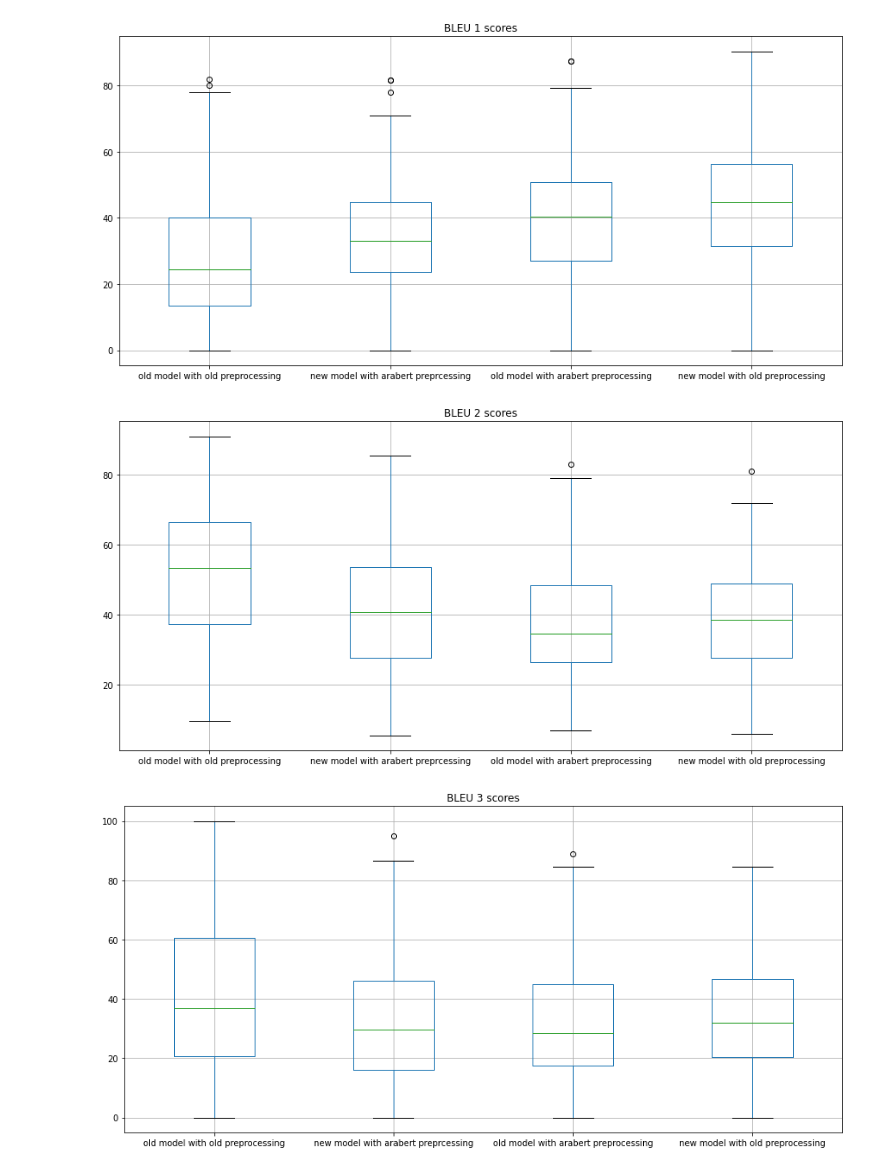
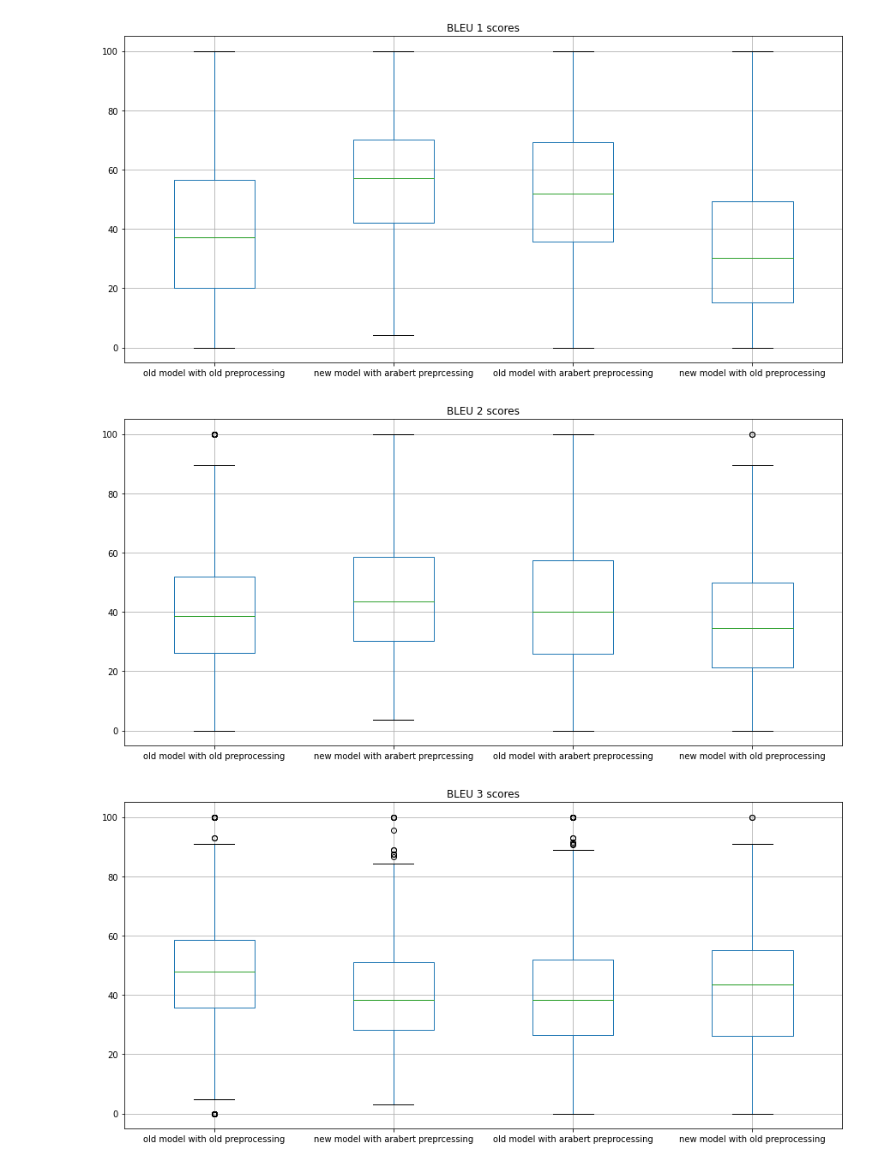
Before and after one commit to moaaztaha/Comparing-BLEU-scores-with-and-without-Arabert-preprocessing, a Jupyter notebook: Comparison.ipynb, the cells around one changed output. Saved outputs shown, nothing was run; the diff lists cells and outputs as text; code cells hidden in the pictures.

```diff
--- a/Comparison.ipynb
+++ b/Comparison.ipynb
@@ -44,15 +42,15 @@ left = widgets.Button(description='Left')
 right = widgets.Button(description='Right')
 out = widgets.Output()
 
-# # test on flickr test set
-# DATA_PATH = 'test_images/'
-# DF_PATH = 'ar_data.json'
-# full_df = pd.read_json('results_comparison.json')
+# test on flickr test set
+DATA_PATH = 'test_images/'
+DF_PATH = 'ar_data.json'
+full_df = pd.read_json('results_comparison.json')
 
-# test sample of 200 image
-DATA_PATH = 'images_200/'
-DF_PATH = 'sm_ar_data.json'
-full_df = pd.read_json('results_comparison_200.json')
+# # test sample of 200 image
+# DATA_PATH = 'images_200/'
+# DF_PATH = 'sm_ar_data.json'
+# full_df = pd.read_json('results_comparison_200.json')
 
 print(full_df.shape)
 # Setting the first and last indexs
@@ -153,21 +120,21 @@ import matplotlib.pyplot as plt
 # %%
 # bs
 for b in range(4):
   om_op_b1s = []
   nm_ap_b1s = []
   om_ap_b1s = []
   nm_op_b1s = []
   for i in tqdm(range(full_df.shape[0])):
     output = calculate_scores(full_df.iloc[i], DF_PATH, manu=True)
-    om_op_b1s.append(output[1][b])
-    nm_ap_b1s.append(output[2][b])
-    om_ap_b1s.append(output[3][b])
-    nm_op_b1s.append(output[4][b])
+    om_op_b1s.append(output[b+1][0])
+    nm_ap_b1s.append(output[b+1][1])
+    om_ap_b1s.append(output[b+1][2])
+    nm_op_b1s.append(output[b+1][3])
   bs = pd.DataFrame({'old model with old preprocessing': om_op_b1s, 'new model with arabert preprcessing': nm_ap_b1s, 'old model with arabert preprocessing': om_ap_b1s, 'new model with old preprocessing': nm_op_b1s})
   bs.boxplot(figsize=(15, 7))
   plt.title(f'BLEU {b+1} scores')
   plt.show()
 # %% [output]
-[figure, old version]
+[figure, new version]
-[figure, old version]
+[figure, new version]
-[figure, old version]
+[figure, new version]
```
Also changed, not shown: parts of 10 cells of this notebook.
